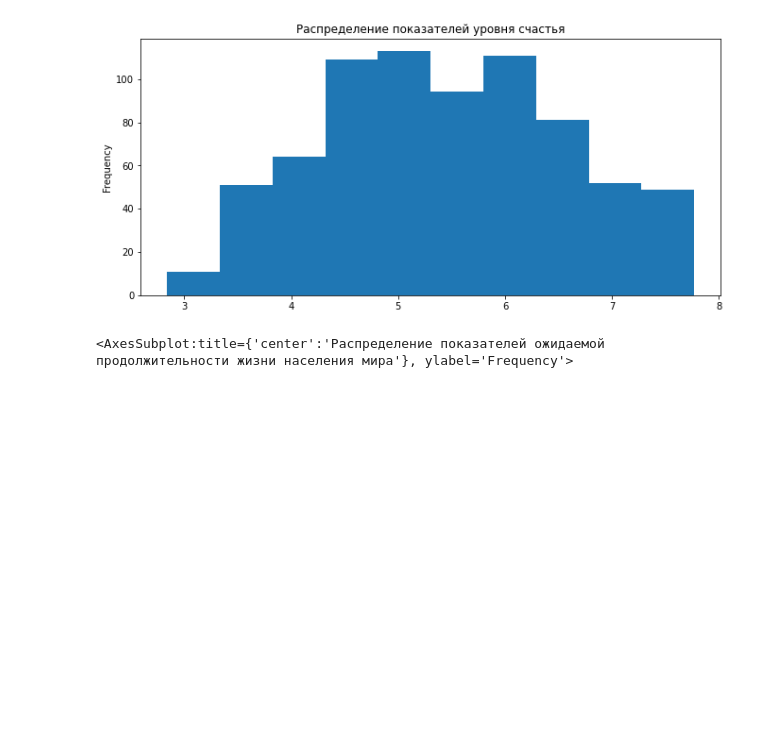
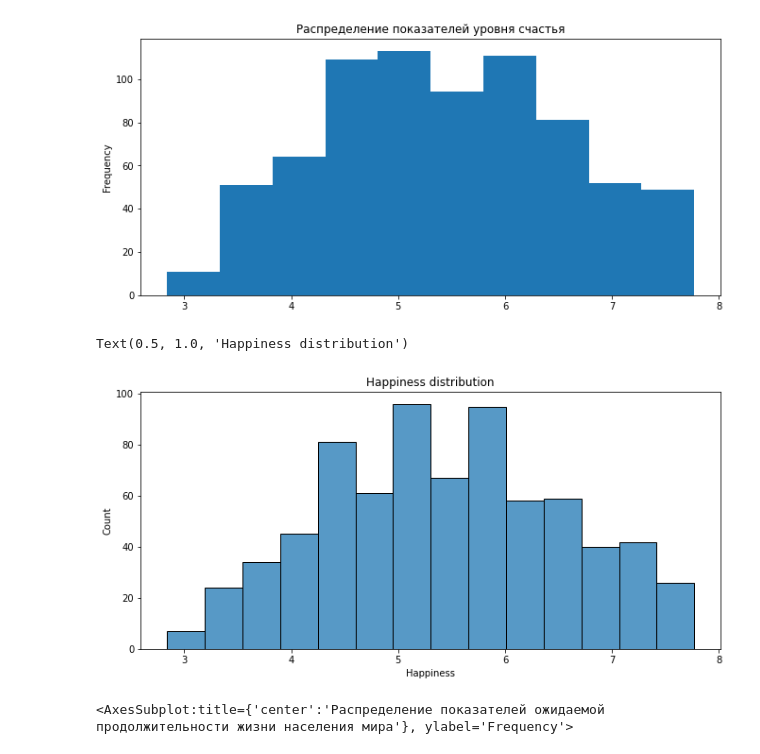
Before and after one commit to Gralex78/Home-Work-PYDA-20, a Jupyter notebook: 15_Visual/HW_#15.ipynb, the cells around one changed output. Saved outputs shown, nothing was run; the diff lists cells and outputs as text; code cells hidden in the pictures; blank space fills up the shorter version.

```diff
--- a/15_Visual/HW_#15.ipynb
+++ b/15_Visual/HW_#15.ipynb
@@ -262,6 +262,12 @@ fltr_world_happy['Happiness'].plot(kind='hist',
 # %% [output]
 <AxesSubplot:title={'center':'Распределение показателей уровня счастья'}, ylabel='Frequency'>
 [figure]
+# %%
+sns.histplot(fltr_world_happy['Happiness'])
+plt.title('Happiness distribution')
+# %% [output]
+Text(0.5, 1.0, 'Happiness distribution')
+[figure, added]
 # %%
 # распределение показателей ожидаемой продолжительности жизни населения мира
 fltr_world_happy['Health'].plot(kind='hist',
```
Also changed, not shown: parts of 1 cell of this notebook.
